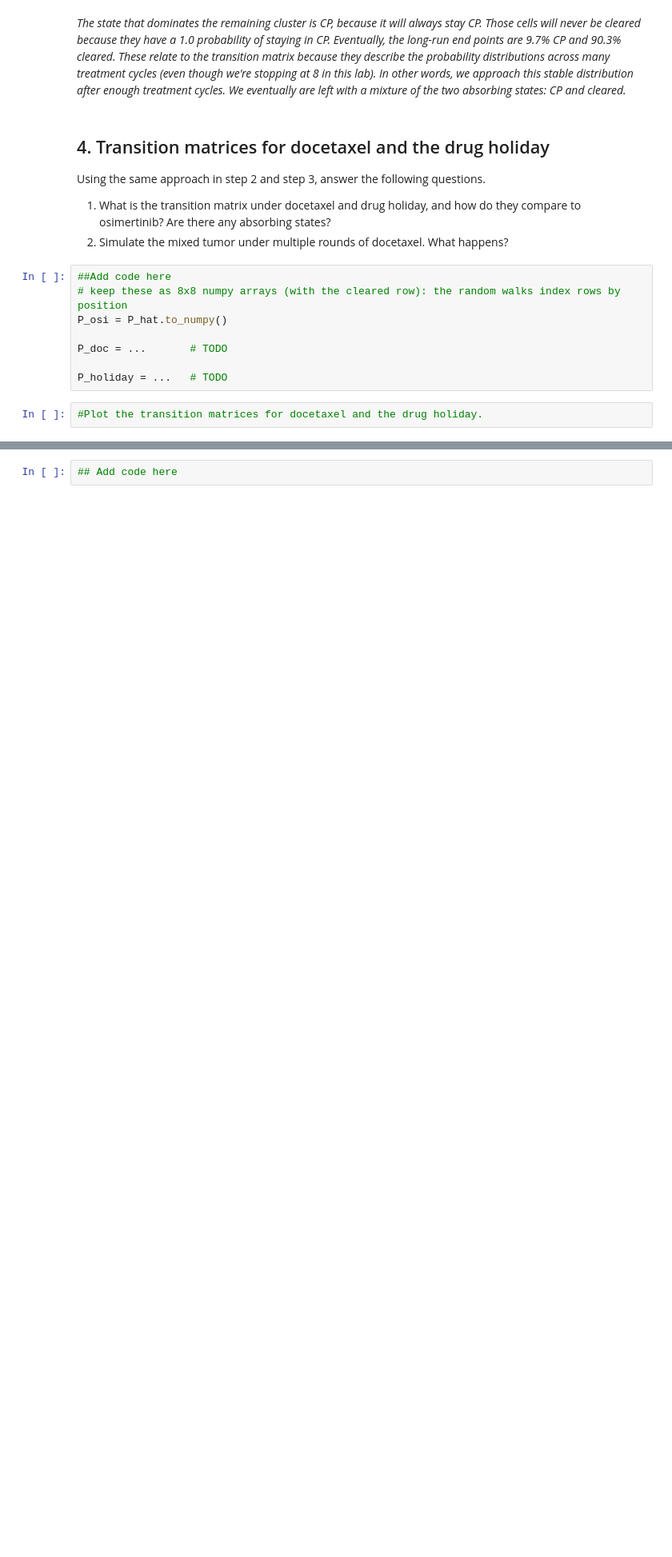
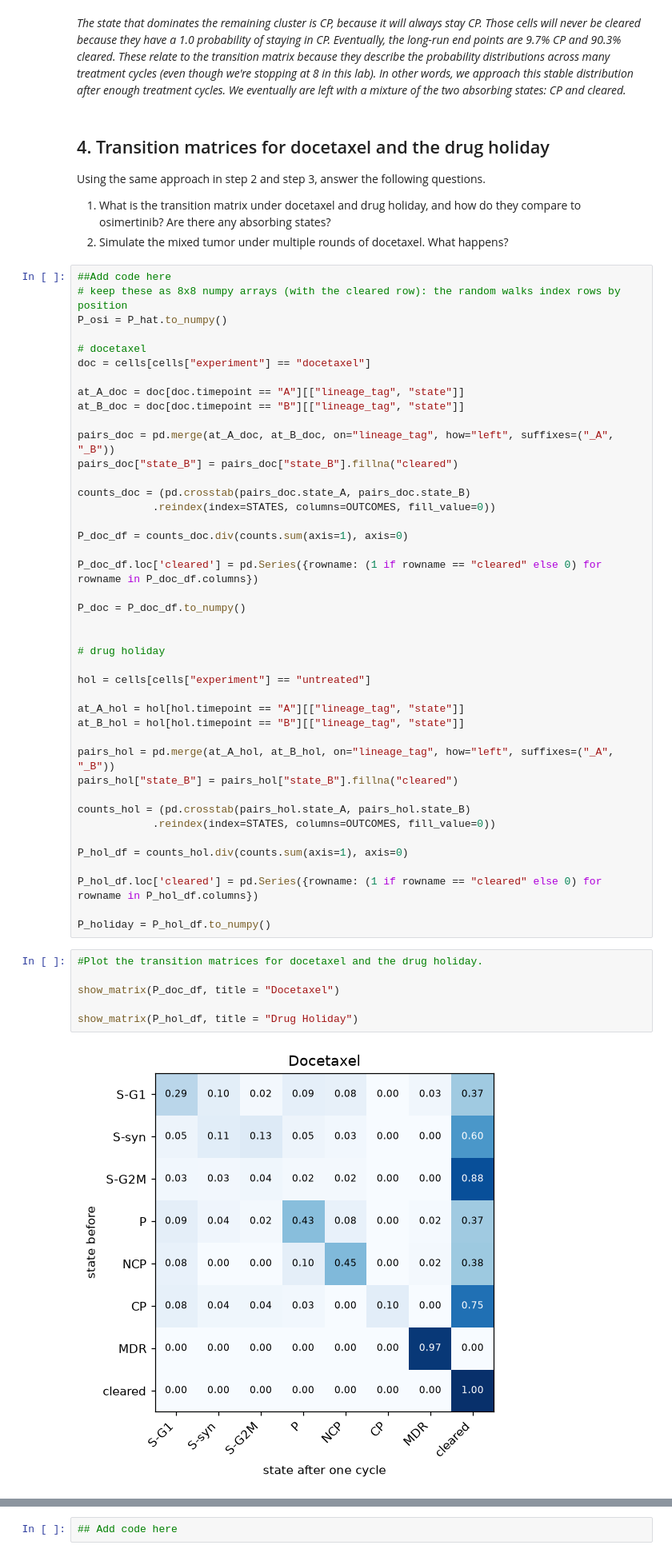
Before and after one commit to ae-phillips/uu_markov, a Jupyter notebook: lab_2/Lab09_markov_chain_cells.ipynb, the cells around one changed output, grey strips where cells are left out. Shown at 80% size. Drawn from its saved outputs; the diff is of its cells as text; blank space fills up the shorter version.

```diff
--- a/lab_2/Lab09_markov_chain_cells.ipynb
+++ b/lab_2/Lab09_markov_chain_cells.ipynb
@@ -359,8 +359,48 @@ Using the same approach in step 2 and step 3, answer the following questions.
 # keep these as 8x8 numpy arrays (with the cleared row): the random walks index rows by position
 P_osi = P_hat.to_numpy()
 
-P_doc = ...       # TODO
+# docetaxel
+doc = cells[cells["experiment"] == "docetaxel"]
 
-P_holiday = ...   # TODO
+at_A_doc = doc[doc.timepoint == "A"][["lineage_tag", "state"]]
+at_B_doc = doc[doc.timepoint == "B"][["lineage_tag", "state"]]
+
+pairs_doc = pd.merge(at_A_doc, at_B_doc, on="lineage_tag", how="left", suffixes=("_A", "_B"))
+pairs_doc["state_B"] = pairs_doc["state_B"].fillna("cleared")
+
+counts_doc = (pd.crosstab(pairs_doc.state_A, pairs_doc.state_B)
+            .reindex(index=STATES, columns=OUTCOMES, fill_value=0))
+
+P_doc_df = counts_doc.div(counts.sum(axis=1), axis=0)
+
+P_doc_df.loc['cleared'] = pd.Series({rowname: (1 if rowname == "cleared" else 0) for rowname in P_doc_df.columns})
+
+P_doc = P_doc_df.to_numpy()
+
+
+# drug holiday
+
+hol = cells[cells["experiment"] == "untreated"]
+
+at_A_hol = hol[hol.timepoint == "A"][["lineage_tag", "state"]]
+at_B_hol = hol[hol.timepoint == "B"][["lineage_tag", "state"]]
+
+pairs_hol = pd.merge(at_A_hol, at_B_hol, on="lineage_tag", how="left", suffixes=("_A", "_B"))
+pairs_hol["state_B"] = pairs_hol["state_B"].fillna("cleared")
+
+counts_hol = (pd.crosstab(pairs_hol.state_A, pairs_hol.state_B)
+            .reindex(index=STATES, columns=OUTCOMES, fill_value=0))
+
+P_hol_df = counts_hol.div(counts.sum(axis=1), axis=0)
+
+P_hol_df.loc['cleared'] = pd.Series({rowname: (1 if rowname == "cleared" else 0) for rowname in P_hol_df.columns})
+
+P_holiday = P_hol_df.to_numpy()
 # %%
 #Plot the transition matrices for docetaxel and the drug holiday.
+
+show_matrix(P_doc_df, title = "Docetaxel")
+
+show_matrix(P_hol_df, title = "Drug Holiday")
+# %% [output]
+[figure, added]
```
Also changed, not shown: parts of 3 cells of this notebook.
